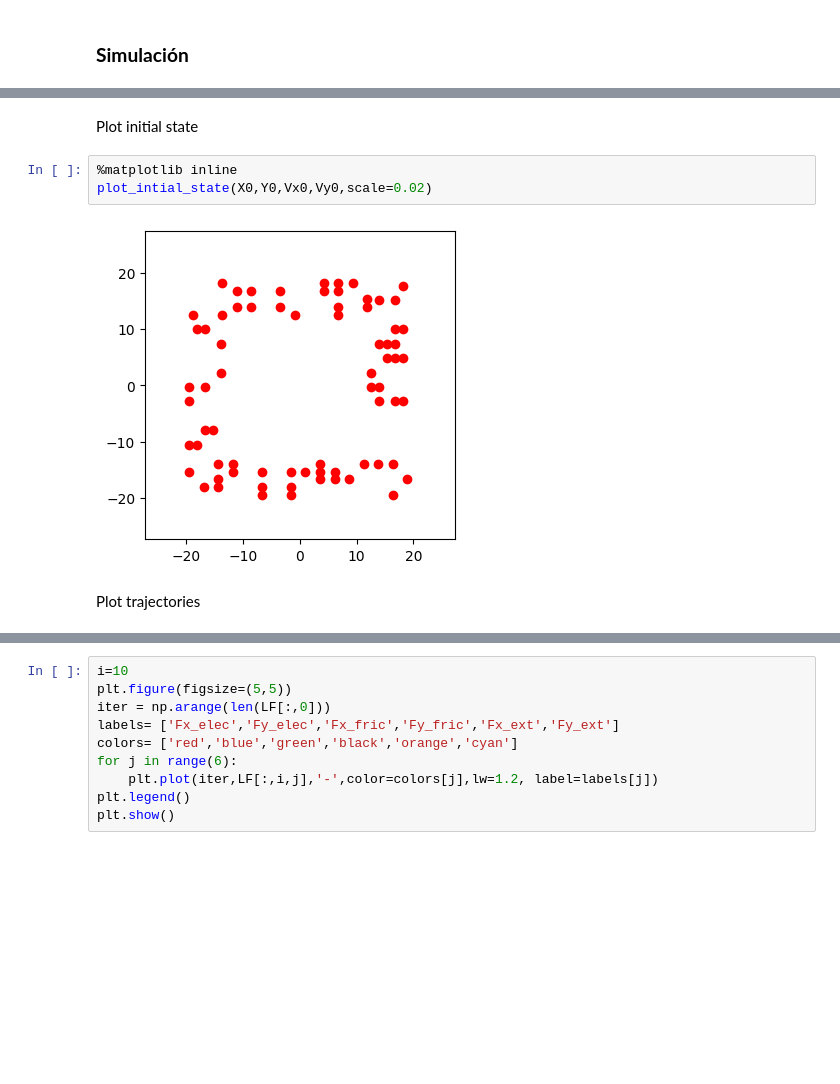
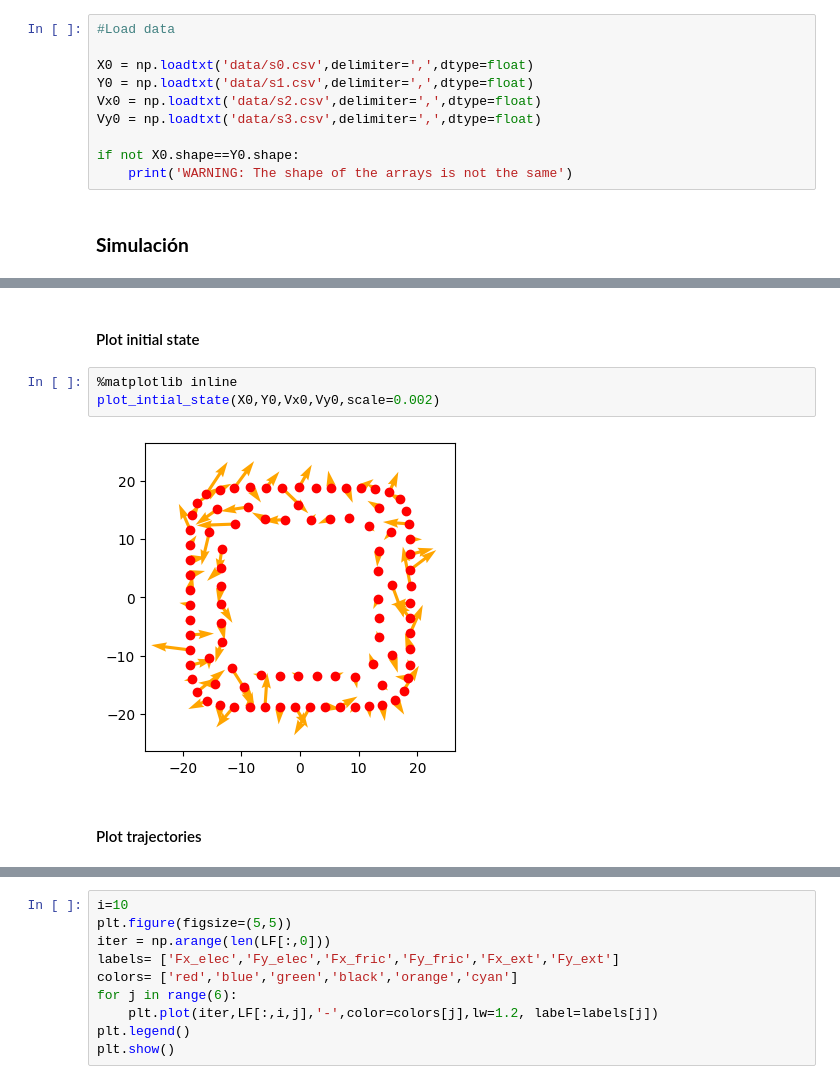
Before and after one commit to AndresGuarin/JupyterCodes, a Jupyter notebook: Computational Physics/ElectronBrownianMotion/Fundamentals.ipynb, the cells around one changed output, grey strips where cells are left out. Cells and saved outputs as stored; diff of their text form; blank space fills up the shorter version.

```diff
--- a/Computational Physics/ElectronBrownianMotion/Fundamentals.ipynb
+++ b/Computational Physics/ElectronBrownianMotion/Fundamentals.ipynb
@@ -152,3 +212,13 @@ def E1(X,Y,t):
+# %%
+#Load data
+
+X0 = np.loadtxt('data/s0.csv',delimiter=',',dtype=float)
+Y0 = np.loadtxt('data/s1.csv',delimiter=',',dtype=float)
+Vx0 = np.loadtxt('data/s2.csv',delimiter=',',dtype=float)
+Vy0 = np.loadtxt('data/s3.csv',delimiter=',',dtype=float)
+
+if not X0.shape==Y0.shape:
+    print('WARNING: The shape of the arrays is not the same')
 # %% [markdown]
 ### **Simulación**
 # %%
@@ -216,12 +284,12 @@ self1 = sim.get_self()
 # %% [markdown]
-Plot initial state
+#### Plot initial state
 # %%
 %matplotlib inline
-plot_intial_state(X0,Y0,Vx0,Vy0,scale=0.02)
+plot_intial_state(X0,Y0,Vx0,Vy0,scale=0.002)
 # %% [output]
-[figure, old version]
+[figure, new version]
 # %% [markdown]
-Plot trajectories
+#### Plot trajectories
 # %%
 %matplotlib auto
 %matplotlib auto
```
Also changed, not shown: parts of 26 cells of this notebook, 27 other files.
